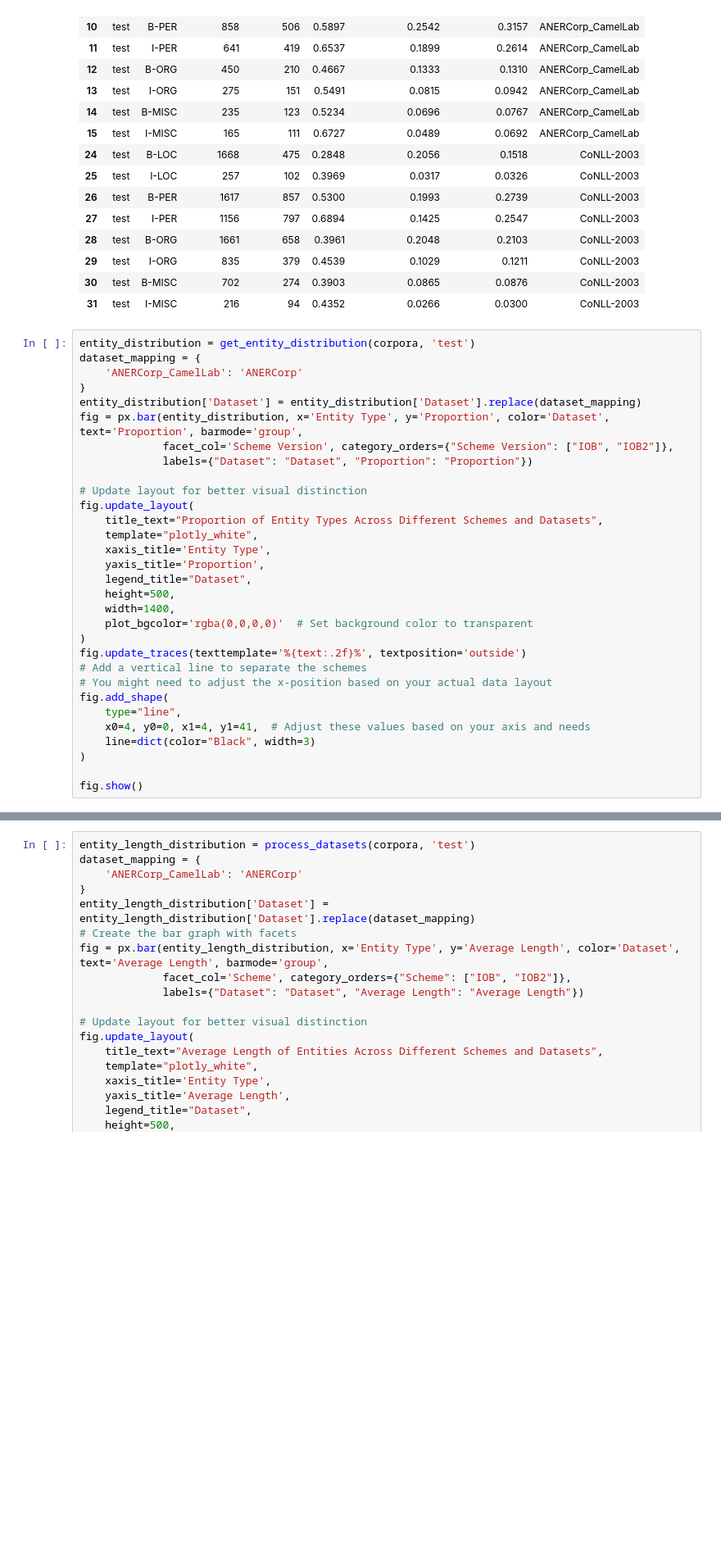
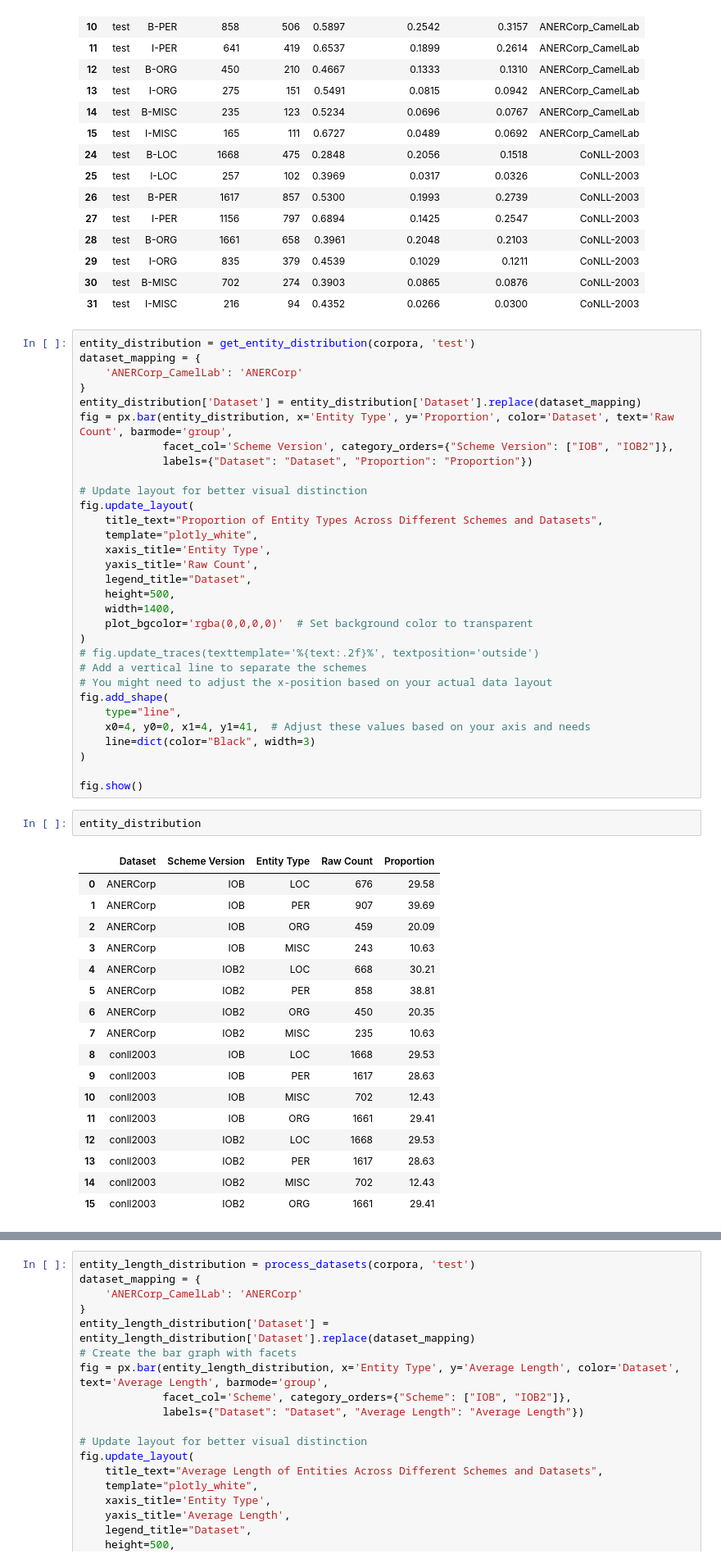
Before and after one commit to ay94/deformar-dashboard, a Jupyter notebook: notebooks/analysis/dataset_characteristics.ipynb, the cells around one changed output, grey strips where cells are left out. Shown at 82% size. Drawn from its saved outputs; the diff is of its cells as text; blank space fills up the shorter version.

```diff
--- a/notebooks/analysis/dataset_characteristics.ipynb
+++ b/notebooks/analysis/dataset_characteristics.ipynb
@@ -1041,7 +1293,7 @@ dataset_mapping = {
     'ANERCorp_CamelLab': 'ANERCorp'
 }
 entity_distribution['Dataset'] = entity_distribution['Dataset'].replace(dataset_mapping)
-fig = px.bar(entity_distribution, x='Entity Type', y='Proportion', color='Dataset', text='Proportion', barmode='group',
+fig = px.bar(entity_distribution, x='Entity Type', y='Proportion', color='Dataset', text='Raw Count', barmode='group',
              facet_col='Scheme Version', category_orders={"Scheme Version": ["IOB", "IOB2"]},
              labels={"Dataset": "Dataset", "Proportion": "Proportion"})
 
@@ -1050,13 +1302,13 @@ fig.update_layout(
     title_text="Proportion of Entity Types Across Different Schemes and Datasets",
     template="plotly_white",
     xaxis_title='Entity Type',
-    yaxis_title='Proportion',
+    yaxis_title='Raw Count',
     legend_title="Dataset",
     height=500,
     width=1400,
     plot_bgcolor='rgba(0,0,0,0)'  # Set background color to transparent
 )
-fig.update_traces(texttemplate='%{text:.2f}%', textposition='outside')
+# fig.update_traces(texttemplate='%{text:.2f}%', textposition='outside')
 # Add a vertical line to separate the schemes
 # You might need to adjust the x-position based on your actual data layout
 fig.add_shape(
@@ -1066,3 +1318,23 @@ fig.add_shape(
 )
 
 fig.show()
+# %%
+entity_distribution
+# %% [output]
+|  | Dataset | Scheme Version | Entity Type | Raw Count | Proportion |
+| 0 | ANERCorp | IOB | LOC | 676 | 29.58 |
+| 1 | ANERCorp | IOB | PER | 907 | 39.69 |
+| 2 | ANERCorp | IOB | ORG | 459 | 20.09 |
+| 3 | ANERCorp | IOB | MISC | 243 | 10.63 |
+| 4 | ANERCorp | IOB2 | LOC | 668 | 30.21 |
+| 5 | ANERCorp | IOB2 | PER | 858 | 38.81 |
+| 6 | ANERCorp | IOB2 | ORG | 450 | 20.35 |
+| 7 | ANERCorp | IOB2 | MISC | 235 | 10.63 |
+| 8 | conll2003 | IOB | LOC | 1668 | 29.53 |
+| 9 | conll2003 | IOB | PER | 1617 | 28.63 |
+| 10 | conll2003 | IOB | MISC | 702 | 12.43 |
+| 11 | conll2003 | IOB | ORG | 1661 | 29.41 |
+| 12 | conll2003 | IOB2 | LOC | 1668 | 29.53 |
+| 13 | conll2003 | IOB2 | PER | 1617 | 28.63 |
+| 14 | conll2003 | IOB2 | MISC | 702 | 12.43 |
+| 15 | conll2003 | IOB2 | ORG | 1661 | 29.41 |
```
Also changed, not shown: parts of 8 cells of this notebook.
